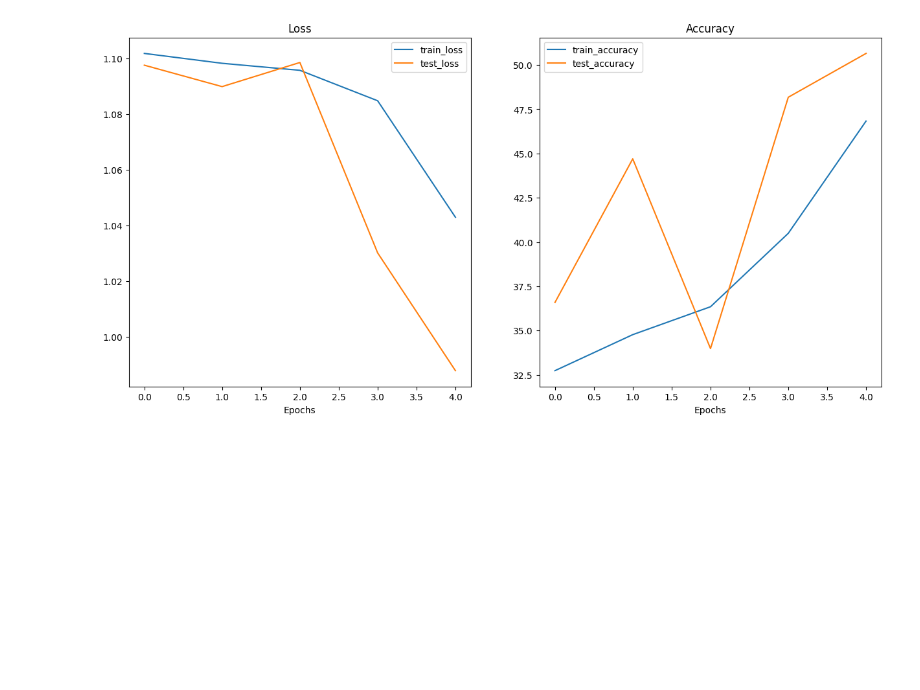
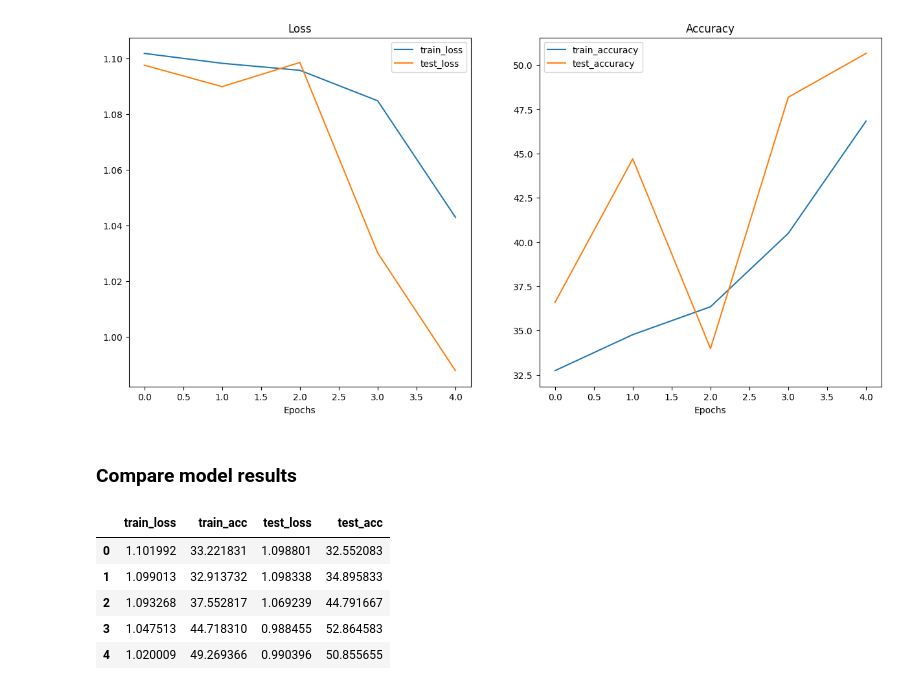
Before and after one commit to pmadzia/food-classification, a Jupyter notebook: notebooks/food_classification.ipynb, the cells around one changed output. Drawn from its saved outputs; the diff is of its cells as text; code cells hidden in the pictures; blank space fills up the shorter version.

```diff
--- a/notebooks/food_classification.ipynb
+++ b/notebooks/food_classification.ipynb
@@ -687,3 +697,16 @@ Total training time: 127.30 seconds
 plot_loss_curves_and_accuracy(model_1_results)
 # %% [output]
 [figure]
+# %% [markdown]
+### Compare model results
+# %%
+model_0_df = pd.DataFrame(model_0_results)
+model_1_df = pd.DataFrame(model_1_results)
+model_0_df
+# %% [output]
+|  | train_loss | train_acc | test_loss | test_acc |
+| 0 | 1.101992 | 33.221831 | 1.098801 | 32.552083 |
+| 1 | 1.099013 | 32.913732 | 1.098338 | 34.895833 |
+| 2 | 1.093268 | 37.552817 | 1.069239 | 44.791667 |
+| 3 | 1.047513 | 44.718310 | 0.988455 | 52.864583 |
+| 4 | 1.020009 | 49.269366 | 0.990396 | 50.855655 |
```
Also changed, not shown: parts of 6 cells of this notebook, 2 other files.
